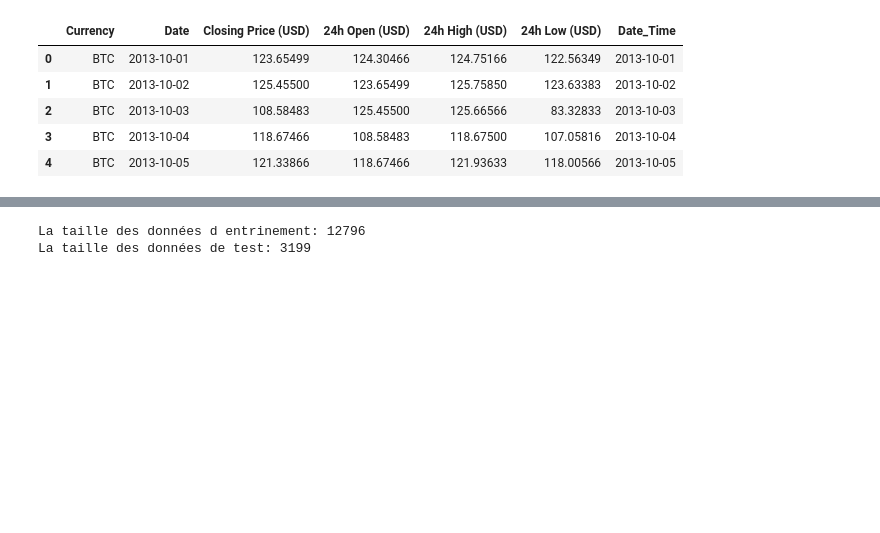
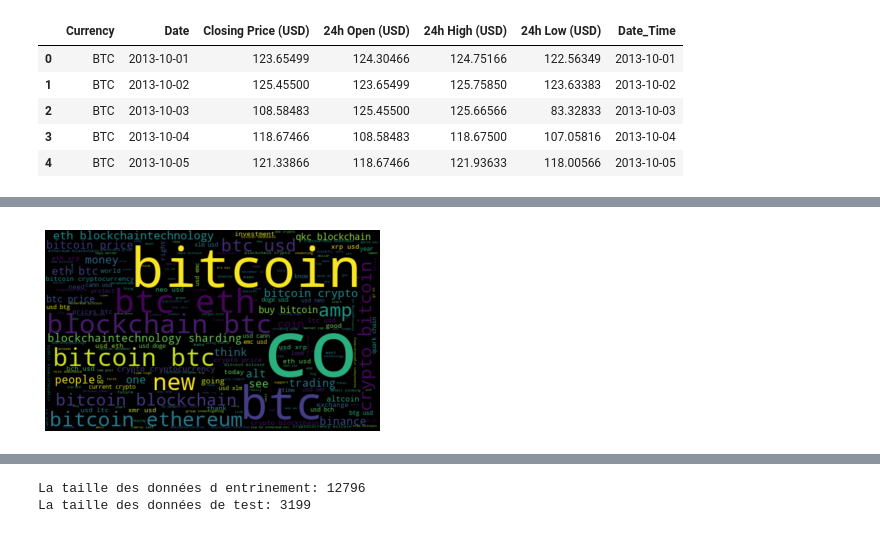
Before and after one commit to abhinao007/Code-tensorflow, a Jupyter notebook: ML_project_1.ipynb, the cells around one changed output, grey strips where cells are left out. Saved outputs shown, nothing was run; the diff lists cells and outputs as text; code cells hidden in the pictures; blank space fills up the shorter version.

```diff
--- a/ML_project_1.ipynb
+++ b/ML_project_1.ipynb
@@ -153,2 +160,12 @@ ERROR: No matching distribution found for re
 # %%
 df_j = pd.merge(df, df_btc, how='left', on = 'Date_Time')
+# %%
+# all the words wordcloud
+!pip install wordcloud
+from wordcloud import WordCloud
+allTheWords=" ".join( [twts for twts in df_j['text']])
+wordCloud =WordCloud(width = 500, height = 300 , random_state = 21, max_font_size = 119).generate(allTheWords)
+plt.imshow(wordCloud , interpolation= 'bilinear')
+plt.axis('off')
+plt.show()
+# %% [output]
@@ -154,0 +175 @@ df_j = pd.merge(df, df_btc, how='left', on = 'Date_Time')
+[figure, added]
```
Also changed, not shown: parts of 10 cells of this notebook.
